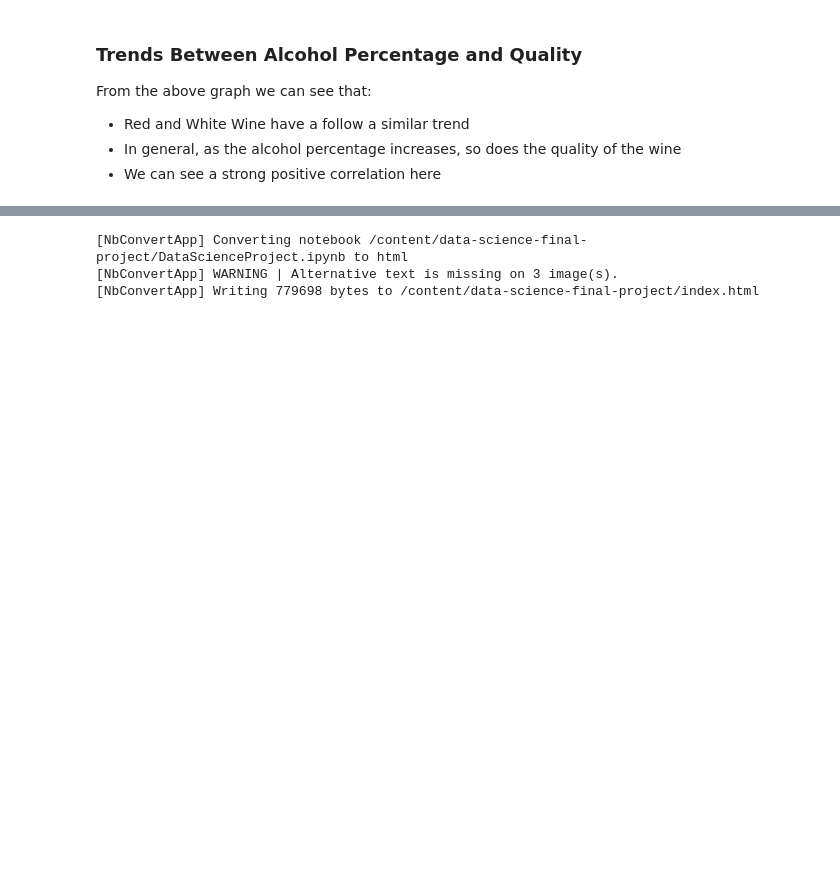
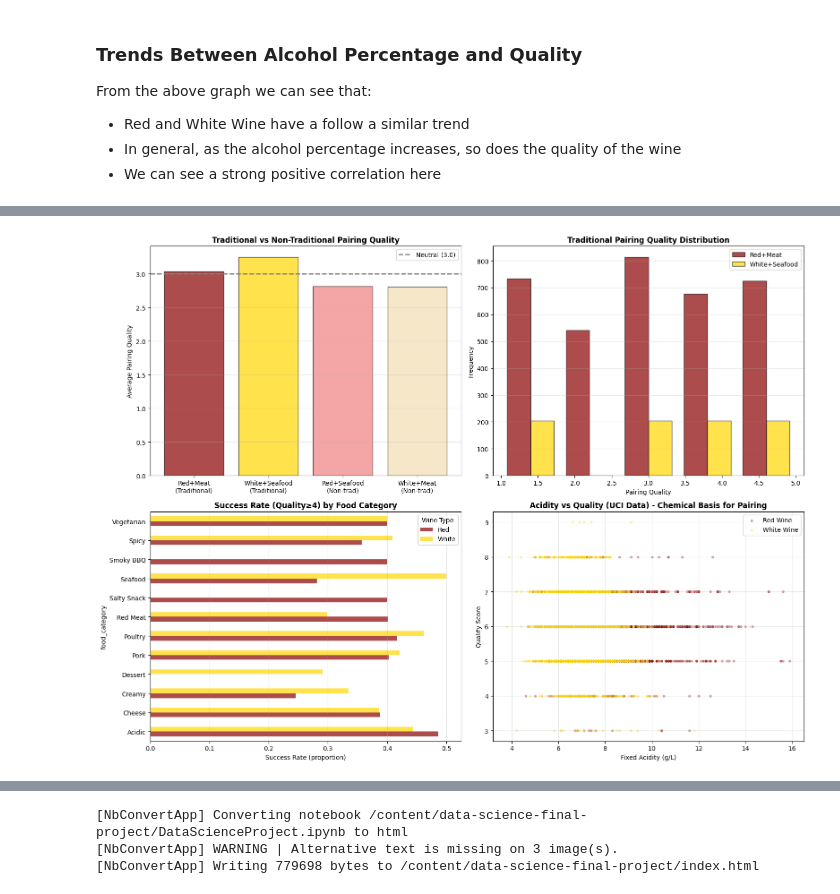
Before and after one commit to akjieettt/data-science-final-project, a Jupyter notebook: DataScienceProject.ipynb, the cells around one changed output, grey strips where cells are left out. Saved outputs shown, nothing was run; the diff lists cells and outputs as text; code cells hidden in the pictures; blank space fills up the shorter version.

```diff
--- a/DataScienceProject.ipynb
+++ b/DataScienceProject.ipynb
@@ -236,0 +620,93 @@ From the above graph we can see that:
+# %%
+# Graph 5: Traditional rules validation
+fig, axes = plt.subplots(2, 2, figsize=(16, 12))
+
+# Separate traditional and non-traditional pairings
+rw_data = df_pairing[df_pairing['wine_category'].isin(['Red', 'White'])]
+
+red_with_meat = rw_data[(rw_data['wine_category'] == 'Red') &
+                        (rw_data['food_category'] == 'Red Meat')]
+white_with_seafood = rw_data[(rw_data['wine_category'] == 'White') &
+                             (rw_data['food_category'] == 'Seafood')]
+red_with_seafood = rw_data[(rw_data['wine_category'] == 'Red') &
+                           (rw_data['food_category'] == 'Seafood')]
+white_with_meat = rw_data[(rw_data['wine_category'] == 'White') &
+                          (rw_data['food_category'] == 'Red Meat')]
+
+# 5.1: Traditional vs Non-traditional pairing quality
+pairing_comparison = pd.DataFrame({
+    'Pairing': ['Red+Meat\n(Traditional)', 'White+Seafood\n(Traditional)',
+                'Red+Seafood\n(Non-trad)', 'White+Meat\n(Non-trad)'],
+    'Avg Quality': [
+        red_with_meat['pairing_quality'].mean(),
+        white_with_seafood['pairing_quality'].mean(),
+        red_with_seafood['pairing_quality'].mean(),
+        white_with_meat['pairing_quality'].mean()
+    ],
+    'Count': [len(red_with_meat), len(white_with_seafood),
+              len(red_with_seafood), len(white_with_meat)]
+})
+
+colors = ['darkred', 'gold', 'lightcoral', 'wheat']
+axes[0, 0].bar(pairing_comparison['Pairing'], pairing_comparison['Avg Quality'],
+               color=colors, alpha=0.7, edgecolor='black')
+axes[0, 0].axhline(y=3, color='gray', linestyle='--', linewidth=2, label='Neutral (3.0)')
+axes[0, 0].set_title('Traditional vs Non-Traditional Pairing Quality', fontweight='bold')
+axes[0, 0].set_ylabel('Average Pairing Quality')
+axes[0, 0].legend()
+axes[0, 0].grid(axis='y', alpha=0.3)
+
+# 5.2: Distribution comparison
+axes[0, 1].hist([red_with_meat['pairing_quality'], white_with_seafood['pairing_quality']],
+                bins=5, alpha=0.7, label=['Red+Meat', 'White+Seafood'],
+                color=['darkred', 'gold'], edgecolor='black')
+axes[0, 1].set_title('Traditional Pairing Quality Distribution', fontweight='bold')
+axes[0, 1].set_xlabel('Pairing Quality')
+axes[0, 1].set_ylabel('Frequency')
+axes[0, 1].legend()
+axes[0, 1].grid(axis='y', alpha=0.3)
+
+# 5.3: Success rate (quality ≥ 4) by food category
+success_rate = (rw_data[rw_data['pairing_quality'] >= 4]
+                .groupby(['wine_category', 'food_category']).size() /
+                rw_data.groupby(['wine_category', 'food_category']).size())
+success_df = success_rate.unstack(fill_value=0)
+
+success_df.T.plot(kind='barh', ax=axes[1, 0], color=['darkred', 'gold'], alpha=0.7)
+axes[1, 0].set_title('Success Rate (Quality≥4) by Food Category', fontweight='bold')
+axes[1, 0].set_xlabel('Success Rate (proportion)')
+axes[1, 0].legend(title='Wine Type')
+axes[1, 0].grid(axis='x', alpha=0.3)
+
+# 5.4: Chemical explanation - acidity
+axes[1, 1].scatter(df_wines[df_wines['type'] == 'red']['fixed acidity'],
+                   df_wines[df_wines['type'] == 'red']['quality'],
+                   alpha=0.3, s=10, color='darkred', label='Red Wine')
+axes[1, 1].scatter(df_wines[df_wines['type'] == 'white']['fixed acidity'],
+                   df_wines[df_wines['type'] == 'white']['quality'],
+                   alpha=0.3, s=10, color='gold', label='White Wine')
+axes[1, 1].set_title('Acidity vs Quality (UCI Data) - Chemical Basis for Pairing',
+                     fontweight='bold')
+axes[1, 1].set_xlabel('Fixed Acidity (g/L)')
+axes[1, 1].set_ylabel('Quality Score')
+axes[1, 1].legend()
+axes[1, 1].grid(alpha=0.3)
+
+plt.tight_layout()
+plt.show()
+
+# Print summary statistics
+print("\n" + "="*70)
+print("TRADITIONAL PAIRING VALIDATION RESULTS")
+print("="*70)
+print(f"\nRed Wine + Red Meat: {red_with_meat['pairing_quality'].mean():.2f} avg quality ({len(red_with_meat):,} pairings)")
+print(f"White Wine + Seafood: {white_with_seafood['pairing_quality'].mean():.2f} avg quality ({len(white_with_seafood):,} pairings)")
+print(f"\nNon-Traditional Pairings:")
+print(f"Red Wine + Seafood: {red_with_seafood['pairing_quality'].mean():.2f} avg quality ({len(red_with_seafood):,} pairings)")
+print(f"White Wine + Red Meat: {white_with_meat['pairing_quality'].mean():.2f} avg quality ({len(white_with_meat):,} pairings)")
+
+print(f"\n✓ Traditional pairings score {((red_with_meat['pairing_quality'].mean() + white_with_seafood['pairing_quality'].mean())/2):.2f} on average")
+print(f"✓ Non-traditional pairings score {((red_with_seafood['pairing_quality'].mean() + white_with_meat['pairing_quality'].mean())/2):.2f} on average")
+print(f"✓ Difference: {(((red_with_meat['pairing_quality'].mean() + white_with_seafood['pairing_quality'].mean())/2) - ((red_with_seafood['pairing_quality'].mean() + white_with_meat['pairing_quality'].mean())/2)):.2f} points")
+# %% [output]
+[figure, added]
```
Also changed, not shown: parts of 22 cells of this notebook.
